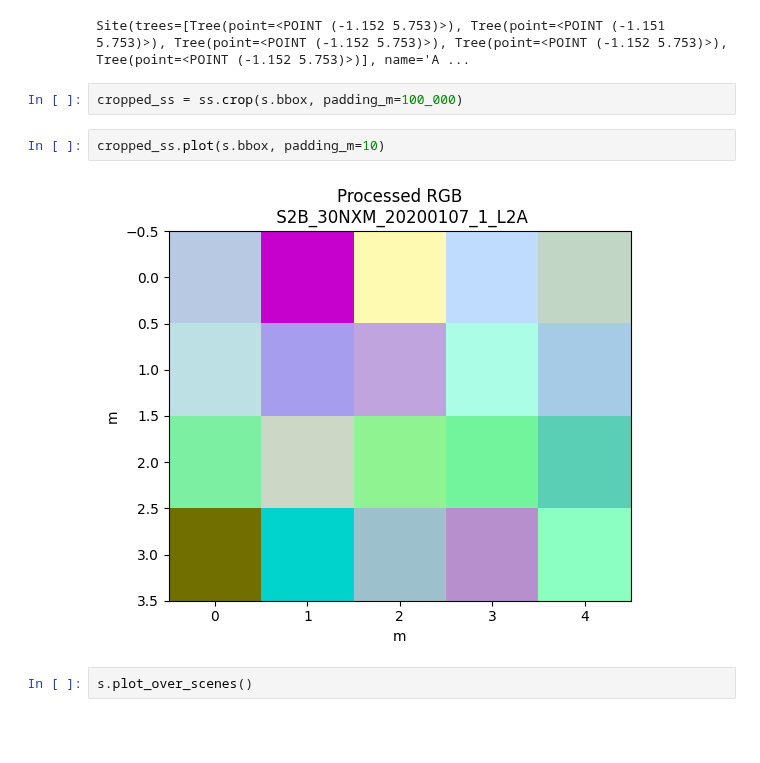
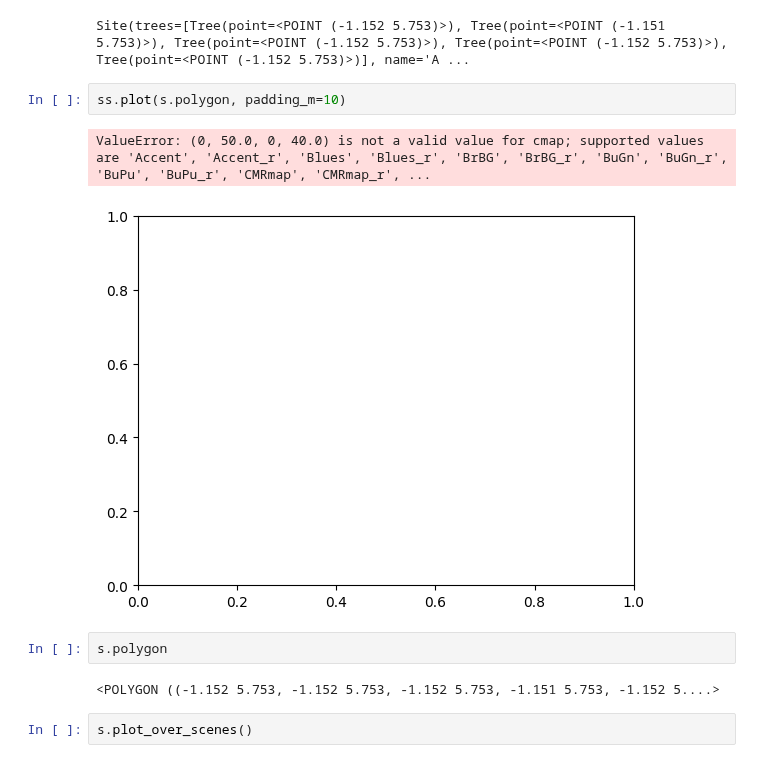
Before and after one commit to arthurgassner-synotis/forestero-skymap-poc, a Jupyter notebook: nb/4-sentinel-plot.ipynb, the cells around one changed output. Drawn from its saved outputs; the diff is of its cells as text; blank space fills up the shorter version.

Commit message:
feat: add .plot

```diff
--- a/nb/4-sentinel-plot.ipynb
+++ b/nb/4-sentinel-plot.ipynb
@@ -32,12 +28,15 @@ ss = s.sentinel_scenes[0]
 s
 # %% [output]
 Site(trees=[Tree(point=<POINT (-1.152 5.753)>), Tree(point=<POINT (-1.151 5.753)>), Tree(point=<POINT (-1.152 5.753)>), Tree(point=<POINT (-1.152 5.753)>), Tree(point=<POINT (-1.152 5.753)>)], name='A ...
-# %%
-cropped_ss = ss.crop(s.bbox, padding_m=100_000)
 # %%
-cropped_ss.plot(s.bbox, padding_m=10)
+ss.plot(s.polygon, padding_m=10)
 # %% [output]
+ValueError: (0, 50.0, 0, 40.0) is not a valid value for cmap; supported values are 'Accent', 'Accent_r', 'Blues', 'Blues_r', 'BrBG', 'BrBG_r', 'BuGn', 'BuGn_r', 'BuPu', 'BuPu_r', 'CMRmap', 'CMRmap_r', ...
-[figure, old version]
+[figure, new version]
+# %%
+s.polygon
+# %% [output]
+<POLYGON ((-1.152 5.753, -1.152 5.753, -1.152 5.753, -1.151 5.753, -1.152 5....>
 # %%
 s.plot_over_scenes()
 # %% [output]
```
Also changed, not shown: parts of 2 cells of this notebook, 2 other files.
